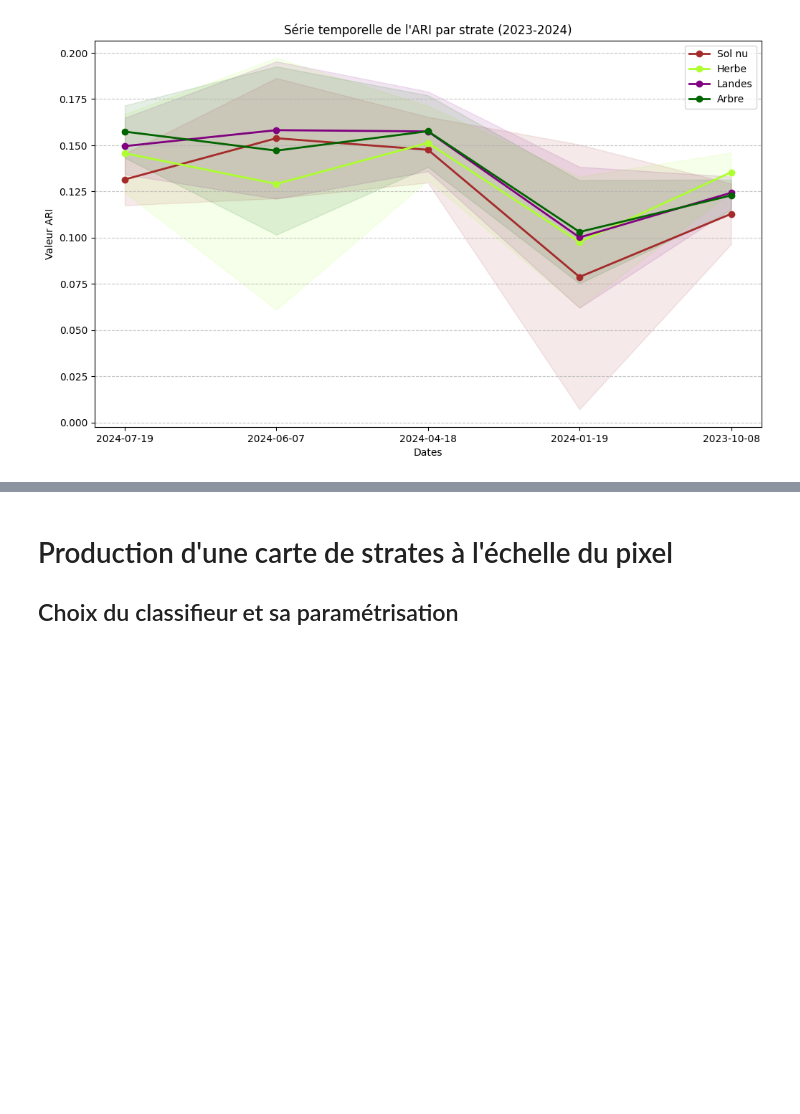
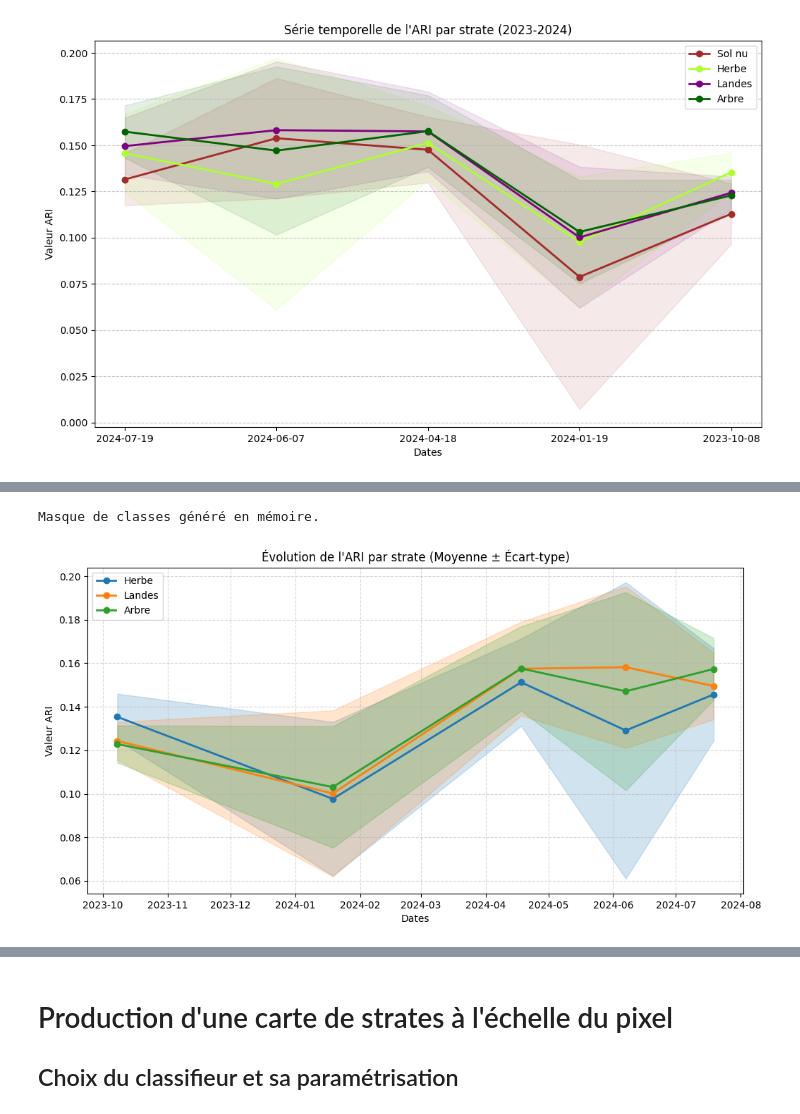
Before and after one commit to auzimmer/Projet_teledetection, a Jupyter notebook: projet_telea_ZIMMER_AUDREY.ipynb, the cells around one changed output, grey strips where cells are left out. Saved outputs shown, nothing was run; the diff lists cells and outputs as text; code cells hidden in the pictures; blank space fills up the shorter version.

```diff
--- a/projet_telea_ZIMMER_AUDREY.ipynb
+++ b/projet_telea_ZIMMER_AUDREY.ipynb
@@ -2293,0 +2352,27 @@ plt.show()
+# %%
+# --- ÉTAPE A : CRÉER LE MASQUE DES CLASSES ---
+from osgeo import gdal, ogr
+
+# On utilise B03 pour récupérer la grille (coordonnées, taille)
+ref_ds = gdal.Open('/home/onyxia/work/data/projet_eval/bretagne_23-24_B03.tif')
+cols, rows = ref_ds.RasterXSize, ref_ds.RasterYSize
+
+# Création du raster en mémoire (MEM)
+mem_driver = gdal.GetDriverByName('MEM')
+mask_ds = mem_driver.Create('', cols, rows, 1, gdal.GDT_Byte)
+mask_ds.SetGeoTransform(ref_ds.GetGeoTransform())
+mask_ds.SetProjection(ref_ds.GetProjection())
+
+# Ouverture du shapefile
+shp_path = '/home/onyxia/work/data/projet_eval/PI_strates_bretagne_32630.shp'
+shp_ds = ogr.Open(shp_path)
+layer = shp_ds.GetLayer()
+
+# Rasterisation : on brûle la colonne 'id' (ou le nom de ta colonne de classe)
+# Assure-toi que le nom de l'attribut est correct (ex: "id", "classe", "code")
+gdal.RasterizeLayer(mask_ds, [1], layer, options=["ATTRIBUTE=id"])
+
+mask_array = mask_ds.GetRasterBand(1).ReadAsArray()
+print("Masque de classes généré en mémoire.")
+# %% [output]
+Masque de classes généré en mémoire.
@@ -2293,0 +2405,31 @@ plt.show()
+# %%
+# --- ÉTAPE C : VISUALISATION ---
+import matplotlib.pyplot as plt
+
+plt.figure(figsize=(12, 6))
+couleurs = {"Herbe": "tab:blue", "Landes": "tab:orange", "Arbre": "tab:green"}
+
+for nom in classes_noms.values():
+    data = df_stats[df_stats['Classe'] == nom]
+
+    # Ligne de la moyenne
+    plt.plot(data['Date'], data['Moyenne'], label=nom,
+             color=couleurs[nom], marker='o', linewidth=2)
+
+    # Ombre de l'écart-type
+    plt.fill_between(data['Date'],
+                     data['Moyenne'] - data['Ecart_type'],
+                     data['Moyenne'] + data['Ecart_type'],
+                     color=couleurs[nom], alpha=0.2)
+
+plt.title("Évolution de l'ARI par strate (Moyenne ± Écart-type)")
+plt.xlabel("Dates")
+plt.ylabel("Valeur ARI")
+plt.legend()
+plt.grid(True, linestyle='--', alpha=0.5)
+
+# Sauvegarde
+plt.savefig(os.path.join(figure_path, "ARI_series.png"))
+plt.show()
+# %% [output]
+[figure, added]
```
Also changed, not shown: parts of 5 cells of this notebook.
